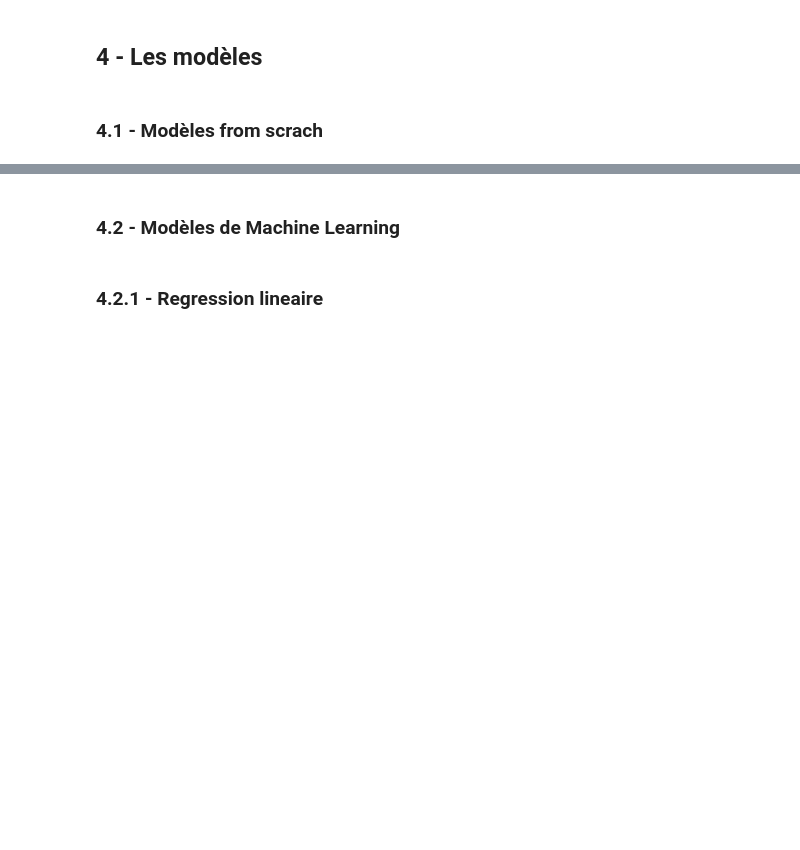
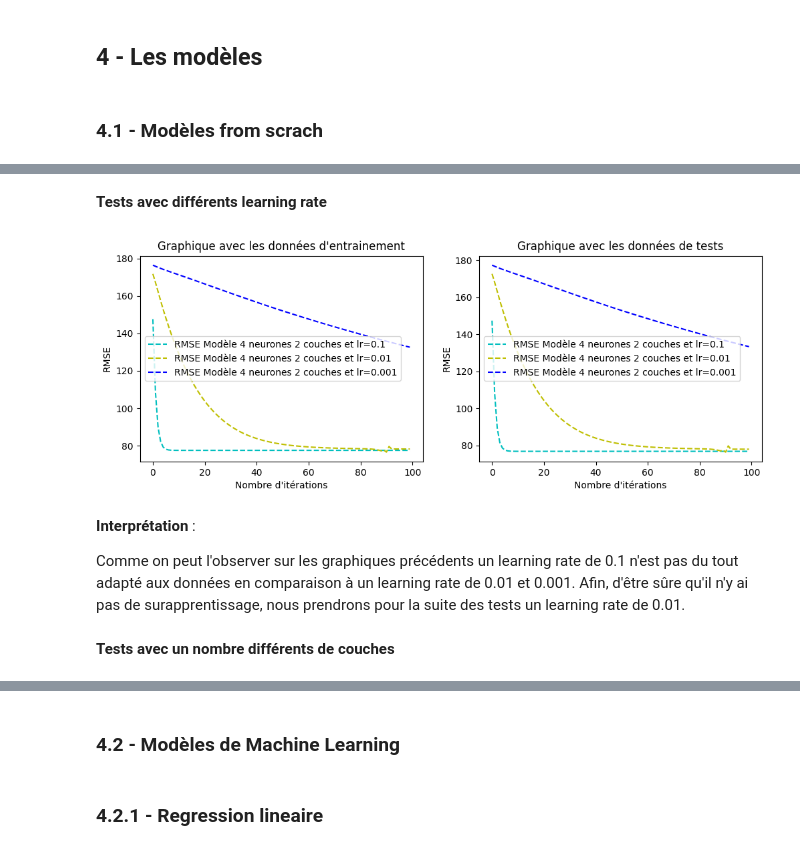
Before and after one commit to BTS-team/ia_challenge_2023, a Jupyter notebook: sy23_rapport.ipynb, the cells around one changed output, grey strips where cells are left out. Drawn from its saved outputs; the diff is of its cells as text; code cells hidden in the pictures; blank space fills up the shorter version.

Commit message:
merge avec ambre

```diff
--- a/sy23_rapport.ipynb
+++ b/sy23_rapport.ipynb
@@ -573,0 +886,49 @@ vect_layers=np.linspace(4,24,6,dtype=np.int32)
+# %% [markdown]
+**Tests avec différents learning rate**
+# %%
+vect_lr=np.array([0.1,0.01,0.001])
+# %%
+training_final_lr = np.zeros((n_iter_fixe, 0))
+test_final_lr=np.zeros((n_iter_fixe, 0))
+# %%
+for i in vect_lr:
+    model=AmbreNet()
+    model.train(hidden_layers=[4,4],learning_rate=i,n_iter=n_iter_fixe)
+    training_final_lr=np.c_[training_final_lr,model.training_history]
+    test_final_lr=np.c_[test_final_lr,model.test_history]
+# %%
+training_final_lr=array_map(training_final_lr)
+test_final_lr=array_map(test_final_lr)
+# %%
+plt.figure(figsize=(12, 4))
+
+
+#Entrainement
+plt.subplot(1,2,1)
+plt.plot(it,training_final_lr[:,0],"--c",label='RMSE Modèle 4 neurones 2 couches et lr=0.1')
+plt.plot(it,training_final_lr[:,1],"--y",label='RMSE Modèle 4 neurones 2 couches et lr=0.01')
+plt.plot(it,training_final_lr[:,2],"--b",label='RMSE Modèle 4 neurones 2 couches et lr=0.001')
+plt.title("Graphique avec les données d'entrainement")
+plt.xlabel("Nombre d'itérations")
+plt.ylabel("RMSE")
+plt.legend()
+
+#Test
+plt.subplot(1,2,2)
+plt.plot(it,test_final_lr[:,0],"--c",label='RMSE Modèle 4 neurones 2 couches et lr=0.1')
+plt.plot(it,test_final_lr[:,1],"--y",label='RMSE Modèle 4 neurones 2 couches et lr=0.01')
+plt.plot(it,test_final_lr[:,2],"--b",label='RMSE Modèle 4 neurones 2 couches et lr=0.001')
+plt.title("Graphique avec les données de tests")
+plt.xlabel("Nombre d'itérations")
+plt.ylabel("RMSE")
+plt.legend()
+
+plt.show()
+# %% [output]
+[figure, added]
+# %% [markdown]
+**Interprétation** :
+
+Comme on peut l'observer sur les graphiques précédents un learning rate de 0.1 n'est pas du tout adapté aux données en comparaison à un learning rate de 0.01 et 0.001. Afin, d'être sûre qu'il n'y ai pas de surapprentissage, nous prendrons pour la suite des tests un learning rate de 0.01.
+# %% [markdown]
+**Tests avec un nombre différents de couches**
```
Also changed, not shown: parts of 75 cells of this notebook, 3 other files.
